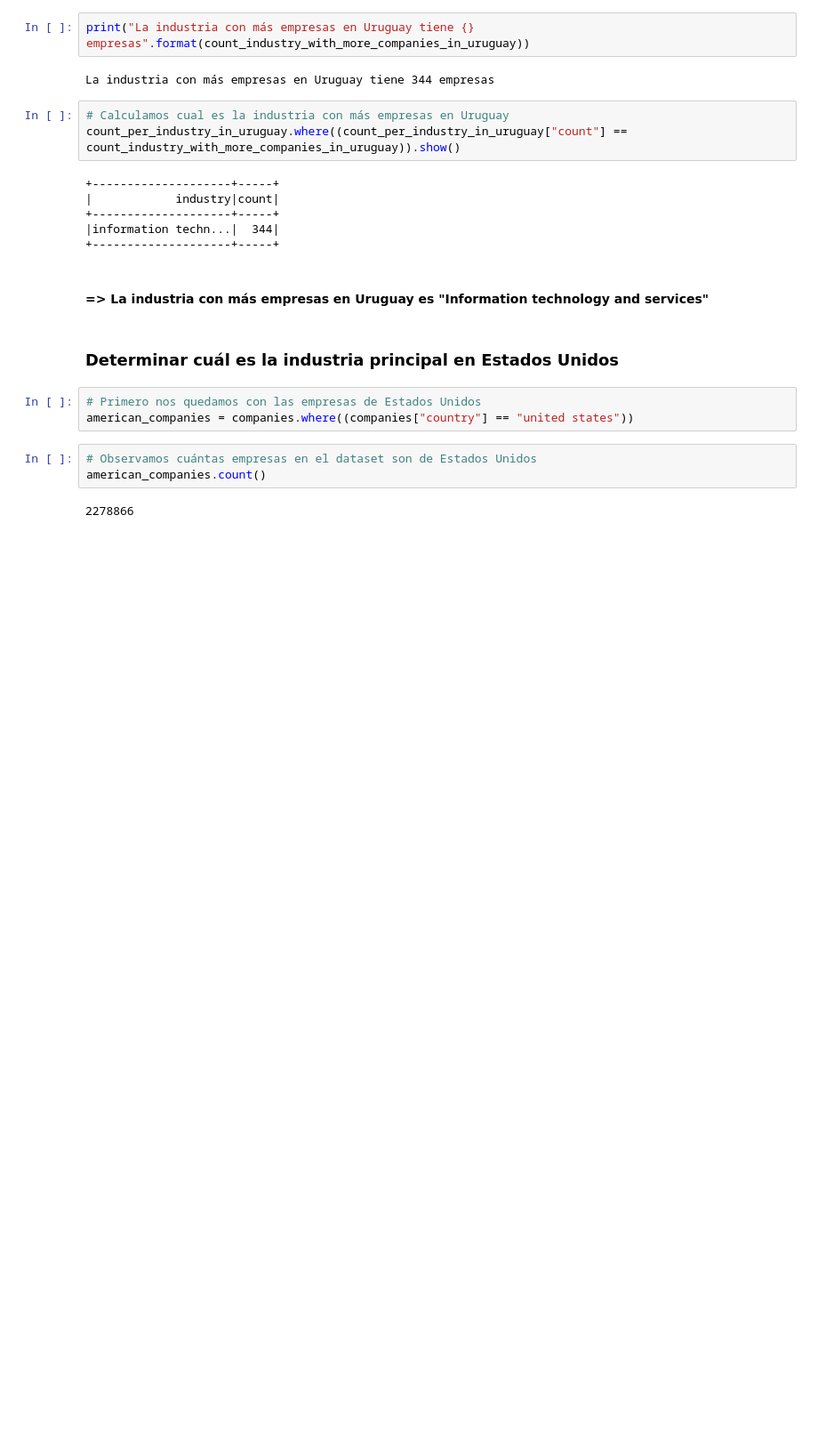
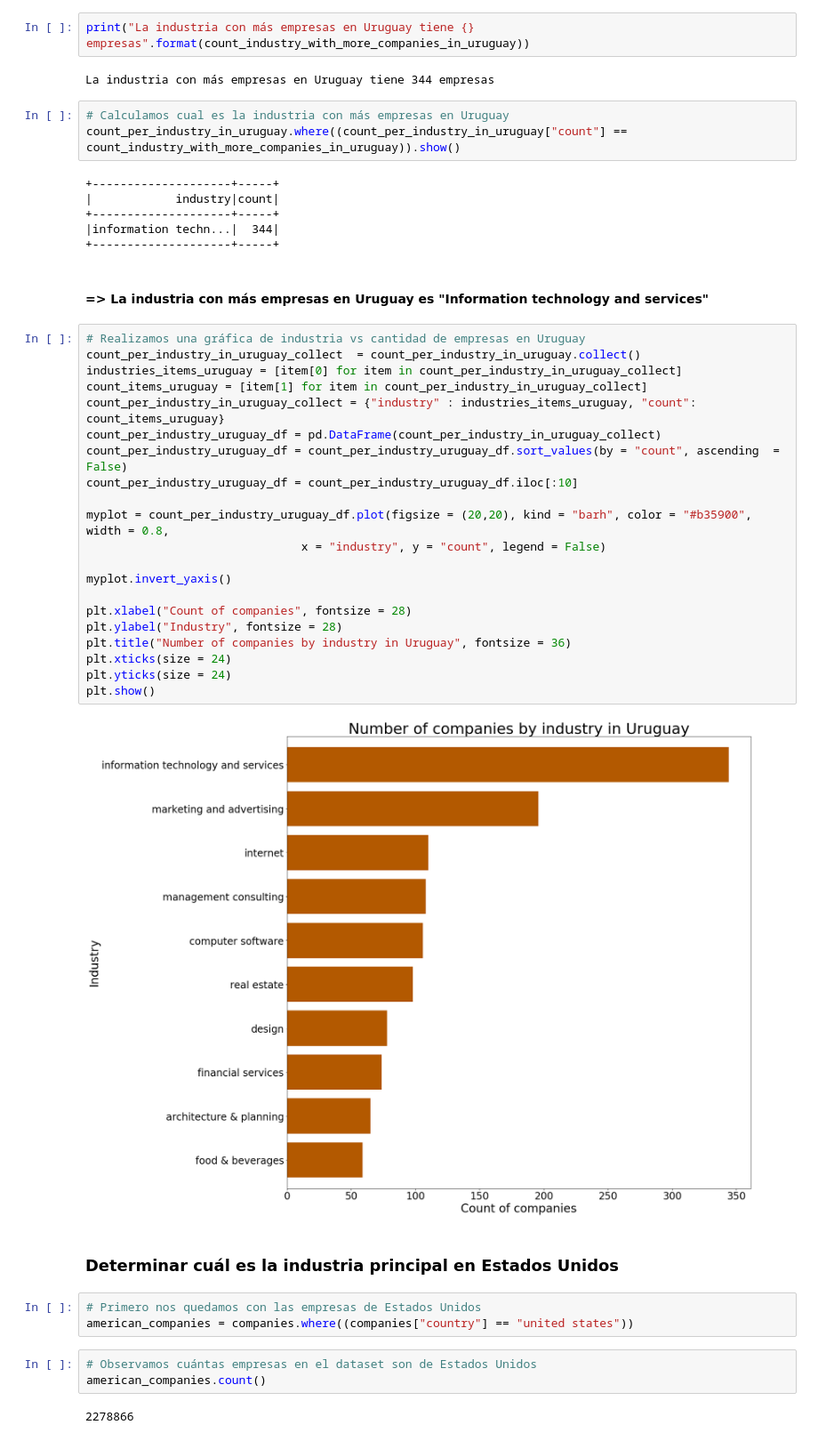
Before and after one commit to fernandasecinaroinnovant/bigdata-obl, a Jupyter notebook: obligatorio_companies.ipynb, the cells around one changed output. Shown at 89% size. Drawn from its saved outputs; the diff is of its cells as text; blank space fills up the shorter version.

```diff
--- a/obligatorio_companies.ipynb
+++ b/obligatorio_companies.ipynb
@@ -307,6 +330,29 @@ count_per_industry_in_uruguay.where((count_per_industry_in_uruguay["count"] == c
 +--------------------+-----+
 # %% [markdown]
 #### => La industria con más empresas en Uruguay es "Information technology and services"
+# %%
+# Realizamos una gráfica de industria vs cantidad de empresas en Uruguay
+count_per_industry_in_uruguay_collect  = count_per_industry_in_uruguay.collect()
+industries_items_uruguay = [item[0] for item in count_per_industry_in_uruguay_collect]
+count_items_uruguay = [item[1] for item in count_per_industry_in_uruguay_collect]
+count_per_industry_in_uruguay_collect = {"industry" : industries_items_uruguay, "count": count_items_uruguay}
+count_per_industry_uruguay_df = pd.DataFrame(count_per_industry_in_uruguay_collect)
+count_per_industry_uruguay_df = count_per_industry_uruguay_df.sort_values(by = "count", ascending  = False)
+count_per_industry_uruguay_df = count_per_industry_uruguay_df.iloc[:10]
+
+myplot = count_per_industry_uruguay_df.plot(figsize = (20,20), kind = "barh", color = "#b35900", width = 0.8,
+                               x = "industry", y = "count", legend = False)
+
+myplot.invert_yaxis()
+
+plt.xlabel("Count of companies", fontsize = 28)
+plt.ylabel("Industry", fontsize = 28)
+plt.title("Number of companies by industry in Uruguay", fontsize = 36)
+plt.xticks(size = 24)
+plt.yticks(size = 24)
+plt.show()
+# %% [output]
+[figure, added]
 # %% [markdown]
 ### Determinar cuál es la industria principal en Estados Unidos
 # %%
```
Also changed, not shown: parts of 92 cells of this notebook, 1 other file.
